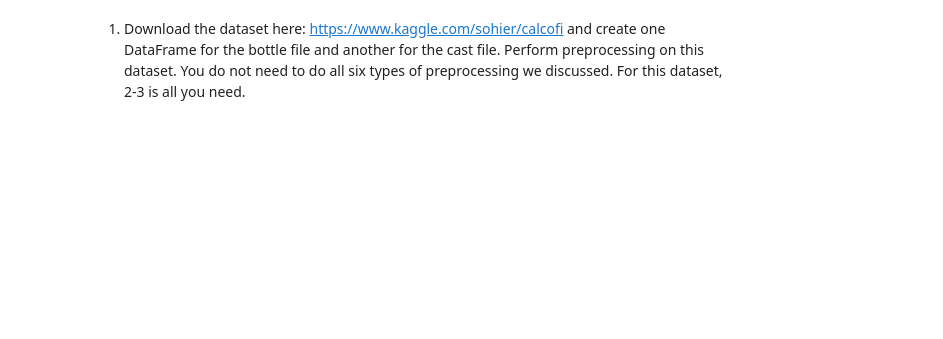
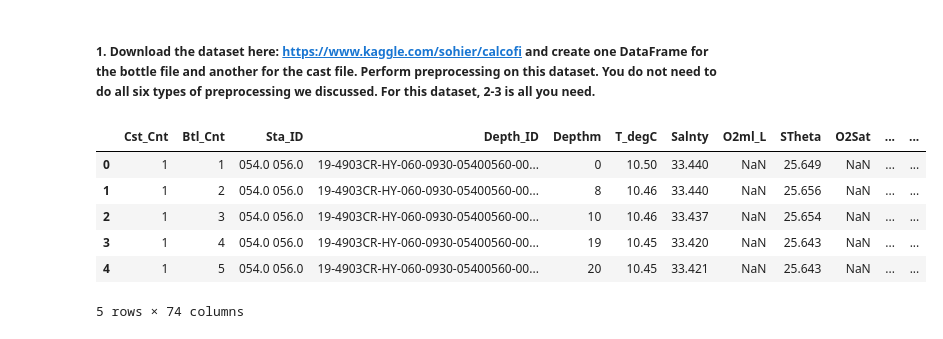
Before and after one commit to jmort16/week_13, a Jupyter notebook: wk_13_hmwk.ipynb, the cells around one changed output. Saved outputs shown, nothing was run; the diff lists cells and outputs as text; code cells hidden in the pictures; blank space fills up the shorter version.

```diff
--- a/wk_13_hmwk.ipynb
+++ b/wk_13_hmwk.ipynb
@@ -1,2 +1,2 @@
 # %% [markdown]
-1.	Download the dataset here: https://www.kaggle.com/sohier/calcofi and create one DataFrame for the bottle file and another for the cast file. Perform preprocessing on this dataset. You do not need to do all six types of preprocessing we discussed. For this dataset, 2-3 is all you need.
+##### 1.	Download the dataset here: https://www.kaggle.com/sohier/calcofi and create one DataFrame for the bottle file and another for the cast file. Perform preprocessing on this dataset. You do not need to do all six types of preprocessing we discussed. For this dataset, 2-3 is all you need.
@@ -2,0 +21,13 @@
+# %%
+# Create bottle df
+bottle = pd.read_csv('bottle.csv')
+bottle_df = pd.DataFrame(bottle)
+bottle_df.head()
+# %% [output]
+|  | Cst_Cnt | Btl_Cnt | Sta_ID | Depth_ID | Depthm | T_degC | Salnty | O2ml_L | STheta | O2Sat | ... | ... |
+| 0 | 1 | 1 | 054.0 056.0 | 19-4903CR-HY-060-0930-05400560-00... | 0 | 10.50 | 33.440 | NaN | 25.649 | NaN | ... | ... |
+| 1 | 1 | 2 | 054.0 056.0 | 19-4903CR-HY-060-0930-05400560-00... | 8 | 10.46 | 33.440 | NaN | 25.656 | NaN | ... | ... |
+| 2 | 1 | 3 | 054.0 056.0 | 19-4903CR-HY-060-0930-05400560-00... | 10 | 10.46 | 33.437 | NaN | 25.654 | NaN | ... | ... |
+| 3 | 1 | 4 | 054.0 056.0 | 19-4903CR-HY-060-0930-05400560-00... | 19 | 10.45 | 33.420 | NaN | 25.643 | NaN | ... | ... |
+| 4 | 1 | 5 | 054.0 056.0 | 19-4903CR-HY-060-0930-05400560-00... | 20 | 10.45 | 33.421 | NaN | 25.643 | NaN | ... | ... |
+5 rows × 74 columns
```
Also changed, not shown: parts of 36 cells of this notebook.
